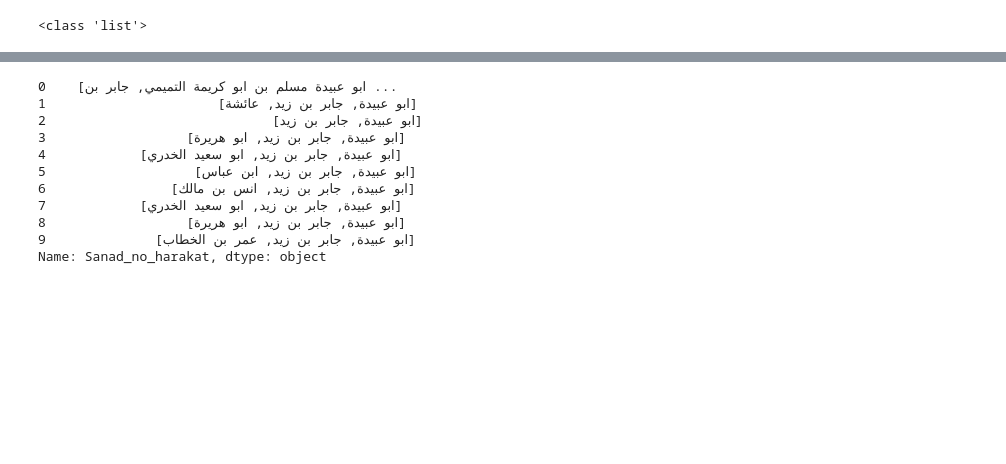
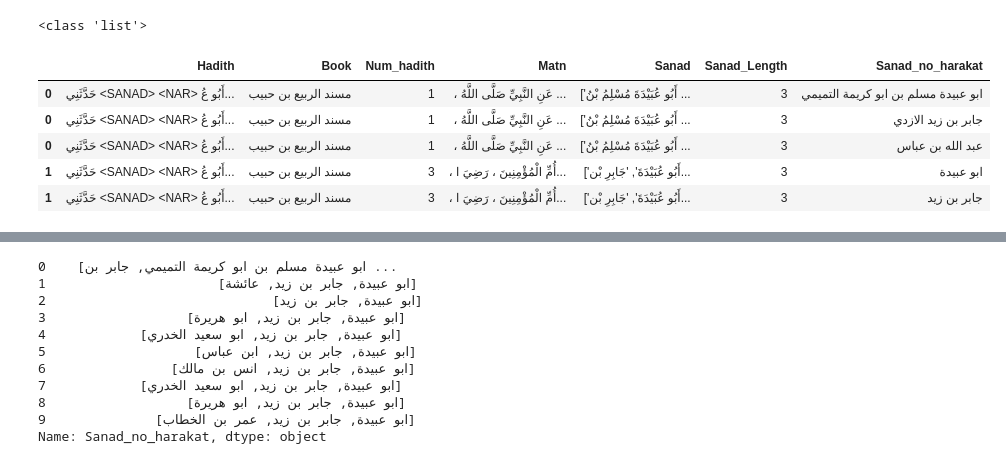
Before and after one commit to Nazrililham090805/sanad-hadith, a Jupyter notebook: src/Edges.ipynb, the cells around one changed output, grey strips where cells are left out. Cells and saved outputs as stored; diff of their text form; code cells hidden in the pictures; blank space fills up the shorter version.

```diff
--- a/src/Edges.ipynb
+++ b/src/Edges.ipynb
@@ -28,6 +28,14 @@ print(type(df['Sanad_no_harakat'].iloc[0]))
 <class 'list'>
 # %%
 sanad_exploded = df.explode('Sanad_no_harakat')
+display(sanad_exploded.head())
+# %% [output]
+|  | Hadith | Book | Num_hadith | Matn | Sanad | Sanad_Length | Sanad_no_harakat |
+| 0 | حَدَّثَنِي <SANAD> <NAR> أَبُو عُ... | مسند الربيع بن حبيب | 1 | ، عَنِ النَّبِيِّ صَلَّى اللَّهُ ... | ['أَبُو عُبَيْدَةَ مُسْلِمُ بْنُ ... | 3 | ابو عبيدة مسلم بن ابو كريمة التميمي |
+| 0 | حَدَّثَنِي <SANAD> <NAR> أَبُو عُ... | مسند الربيع بن حبيب | 1 | ، عَنِ النَّبِيِّ صَلَّى اللَّهُ ... | ['أَبُو عُبَيْدَةَ مُسْلِمُ بْنُ ... | 3 | جابر بن زيد الازدي |
+| 0 | حَدَّثَنِي <SANAD> <NAR> أَبُو عُ... | مسند الربيع بن حبيب | 1 | ، عَنِ النَّبِيِّ صَلَّى اللَّهُ ... | ['أَبُو عُبَيْدَةَ مُسْلِمُ بْنُ ... | 3 | عبد الله بن عباس |
+| 1 | حَدَّثَنِي <SANAD> <NAR> أَبُو عُ... | مسند الربيع بن حبيب | 3 | ، أُمِّ الْمُؤْمِنِينَ ، رَضِيَ ا... | ['أَبُو عُبَيْدَةَ', 'جَابِرِ بْن... | 3 | ابو عبيدة |
+| 1 | حَدَّثَنِي <SANAD> <NAR> أَبُو عُ... | مسند الربيع بن حبيب | 3 | ، أُمِّ الْمُؤْمِنِينَ ، رَضِيَ ا... | ['أَبُو عُبَيْدَةَ', 'جَابِرِ بْن... | 3 | جابر بن زيد |
 # %%
 sanad_exploded.shape
 # %% [output]
```
Also changed, not shown: parts of 18 cells of this notebook, 2 other files.
